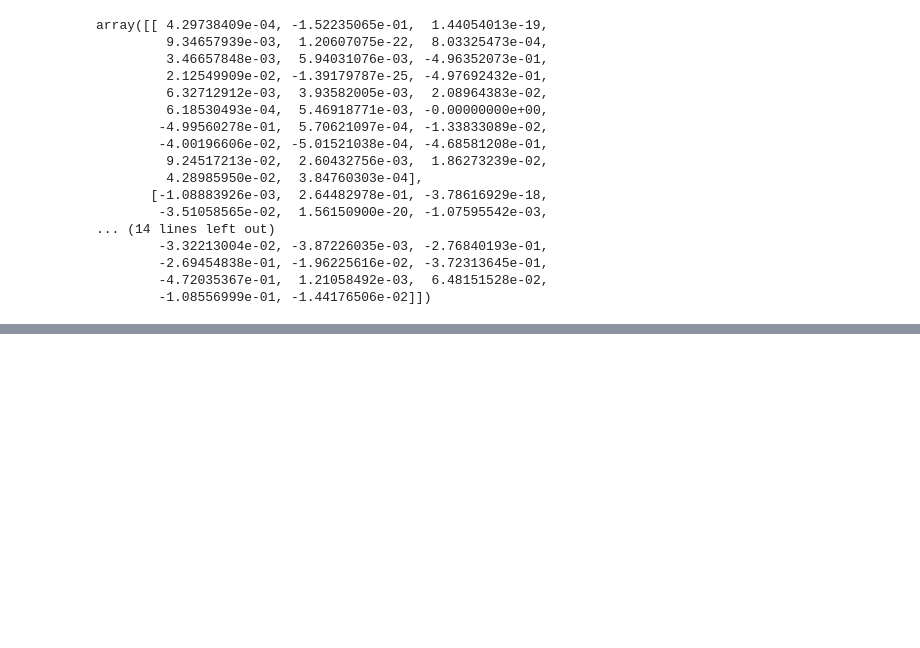
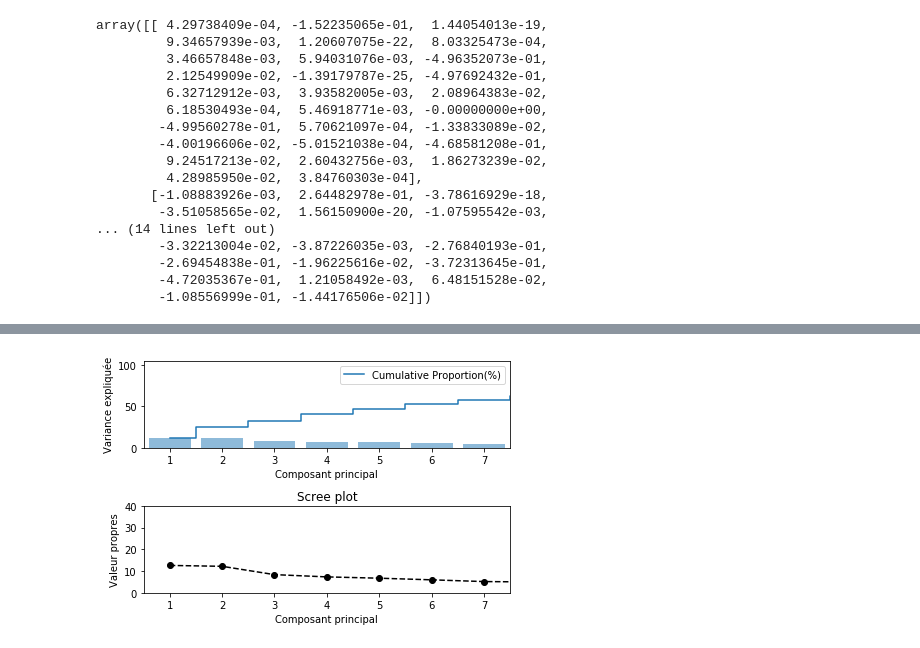
Before and after one commit to mGosset/BrowserFingerprint, a Jupyter notebook: notebooks/exploratory/analyse_empreintes.ipynb, the cells around one changed output, grey strips where cells are left out. Drawn from its saved outputs; the diff is of its cells as text; code cells hidden in the pictures; blank space fills up the shorter version.

```diff
--- a/notebooks/exploratory/analyse_empreintes.ipynb
+++ b/notebooks/exploratory/analyse_empreintes.ipynb
@@ -1096,0 +1180,7 @@ L
+# %%
+Var_X = X.cov()
+
+# delete
+Var_X = Var_X.dropna(axis=1,thresh=1)
+Var_X = Var_X.dropna(axis=0,thresh=1)
+Var_X
@@ -1096,0 +1206,7 @@ L
+# %%
+val_propres,vec_propres = np.linalg.eig(Var_X)
+ordre = val_propres.argsort()[::-1]
+val_propres = val_propres[ordre]
+vec_propres = vec_propres[:,ordre]
+print(val_propres)
+vec_propres
@@ -1096,0 +1238,12 @@ L
+# %%
+row = ["Comp." + str(i+1) for i in range(25)]
+col = ["Std deviation","Prop.of Variance(%)","Cumulative Prop.(%)"]
+tot = sum(val_propres)
+res_1 = pd.DataFrame([[i**0.5,np.round(i*100 /tot,2),np.round(j*100/tot,2)]
+                      for i,j in zip(val_propres,np.cumsum(val_propres))],
+                        columns= col,index = row)
+res_2 = pd.DataFrame(vec_propres,columns = row,
+                                 index = Var_X.columns[0:26])
+
+
+res_1
@@ -1096,0 +1268,21 @@ L
+# %%
+plt.clf()
+plt.subplot(211)
+plt.axis([0.5,7.5,0,105])
+plt.bar(range(1,26), res_1.iloc[:,1], alpha=0.5)
+plt.step(range(1,26),res_1.iloc[:,2], where='mid',
+             label="Cumulative Proportion(%)")
+plt.ylabel("Variance expliquée")
+plt.xlabel("Composant principal")
+plt.legend(loc='best')
+plt.subplot(212)
+plt.axis([0.5,7.5,0,40])
+plt.plot(range(1,26),res_1.iloc[:,1], linestyle='--',
+              marker='o', color='black')
+plt.ylabel("Valeur propres")
+plt.xlabel("Composant principal")
+plt.title("Scree plot")
+plt.tight_layout()
+plt.show()
+# %% [output]
+[figure, added]
```
Also changed, not shown: parts of 12 cells of this notebook.
